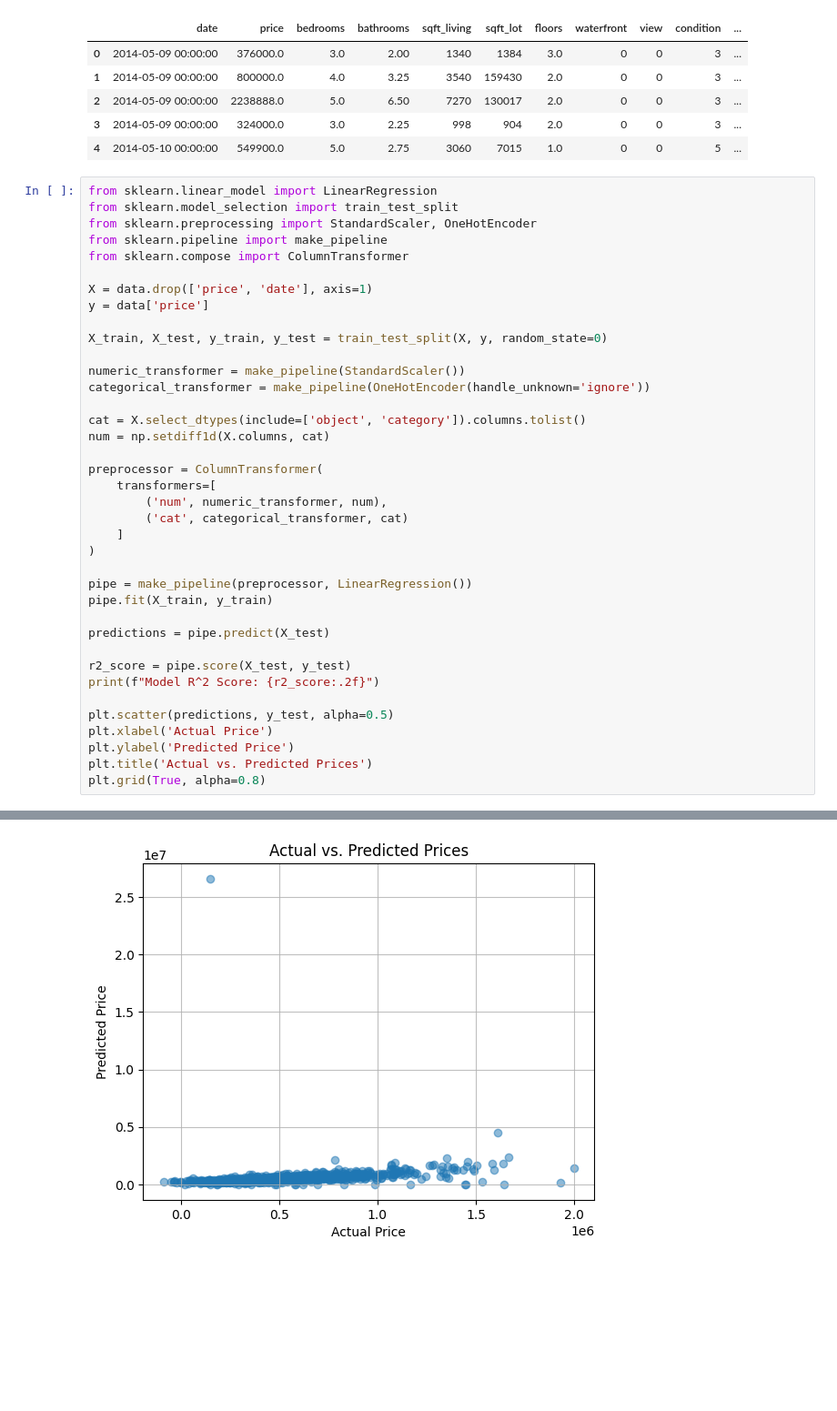
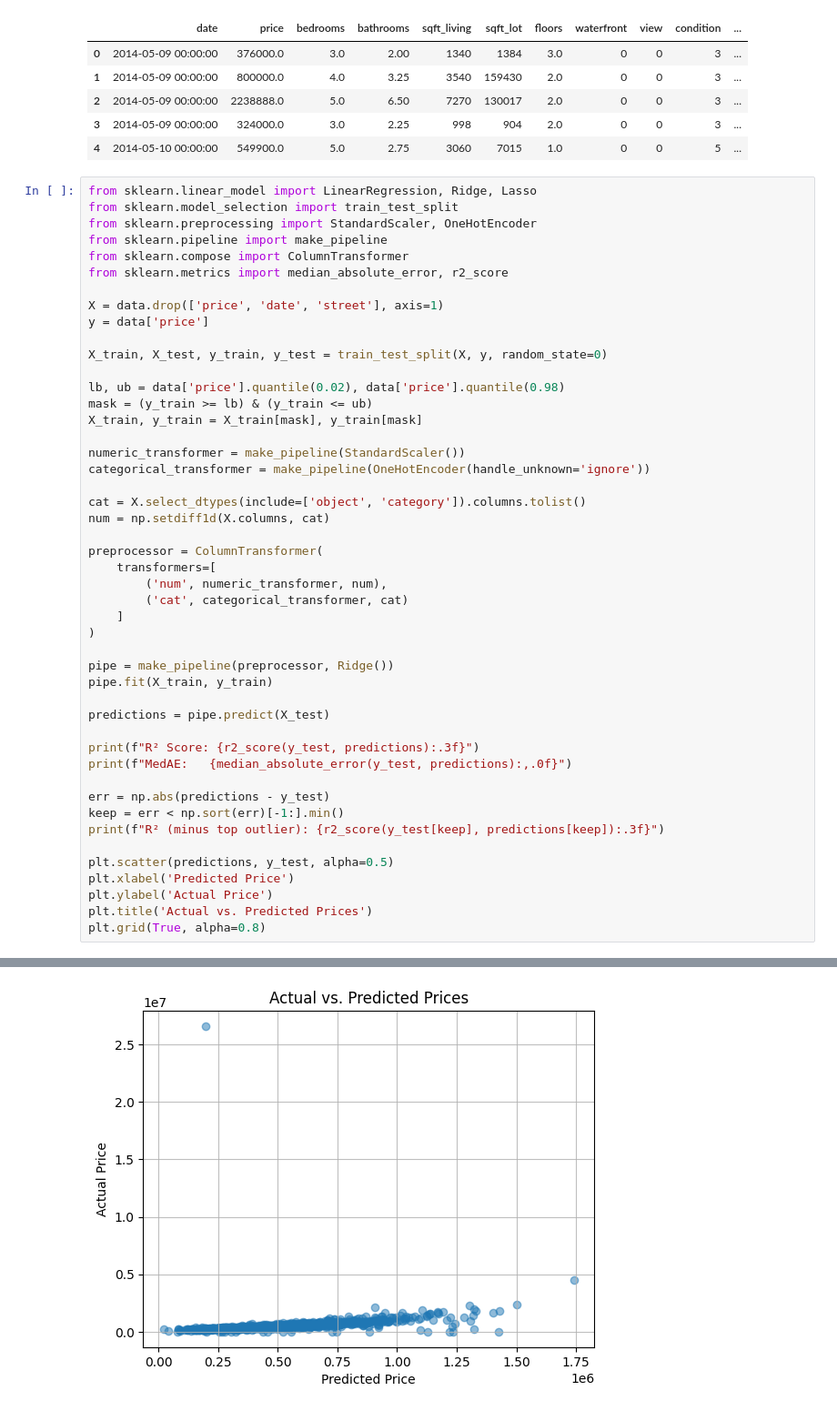
Before and after one commit to chetran/daily-ds, a Jupyter notebook: house-price/house-price.ipynb, the cells around one changed output, grey strips where cells are left out. Shown at 91% size. Cells and saved outputs as stored; diff of their text form; blank space fills up the shorter version.

Commit message:
house price: masked training data for outliers, printed coef

```diff
--- a/house-price/house-price.ipynb
+++ b/house-price/house-price.ipynb
@@ -16,16 +16,21 @@ Data shape: (4140, 18)
 | 3 | 2014-05-09 00:00:00 | 324000.0 | 3.0 | 2.25 | 998 | 904 | 2.0 | 0 | 0 | 3 | ... |
 | 4 | 2014-05-10 00:00:00 | 549900.0 | 5.0 | 2.75 | 3060 | 7015 | 1.0 | 0 | 0 | 5 | ... |
 # %%
-from sklearn.linear_model import LinearRegression
+from sklearn.linear_model import LinearRegression, Ridge, Lasso
 from sklearn.model_selection import train_test_split
 from sklearn.preprocessing import StandardScaler, OneHotEncoder
 from sklearn.pipeline import make_pipeline
 from sklearn.compose import ColumnTransformer
+from sklearn.metrics import median_absolute_error, r2_score
 
-X = data.drop(['price', 'date'], axis=1)
+X = data.drop(['price', 'date', 'street'], axis=1)
 y = data['price']
 
 X_train, X_test, y_train, y_test = train_test_split(X, y, random_state=0)
+
+lb, ub = data['price'].quantile(0.02), data['price'].quantile(0.98)
+mask = (y_train >= lb) & (y_train <= ub)
+X_train, y_train = X_train[mask], y_train[mask]
 
 numeric_transformer = make_pipeline(StandardScaler())
 categorical_transformer = make_pipeline(OneHotEncoder(handle_unknown='ignore'))
@@ -40,17 +45,21 @@ preprocessor = ColumnTransformer(
     ]
 )
 
-pipe = make_pipeline(preprocessor, LinearRegression())
+pipe = make_pipeline(preprocessor, Ridge())
 pipe.fit(X_train, y_train)
 
 predictions = pipe.predict(X_test)
 
-r2_score = pipe.score(X_test, y_test)
-print(f"Model R^2 Score: {r2_score:.2f}")
+print(f"R² Score: {r2_score(y_test, predictions):.3f}")
+print(f"MedAE:   {median_absolute_error(y_test, predictions):,.0f}")
+
+err = np.abs(predictions - y_test)
+keep = err < np.sort(err)[-1:].min()
+print(f"R² (minus top outlier): {r2_score(y_test[keep], predictions[keep]):.3f}")
 
 plt.scatter(predictions, y_test, alpha=0.5)
-plt.xlabel('Actual Price')
-plt.ylabel('Predicted Price')
+plt.xlabel('Predicted Price')
+plt.ylabel('Actual Price')
 plt.title('Actual vs. Predicted Prices')
 plt.grid(True, alpha=0.8)
 # %% [output]
@@ -58 +69 @@ Model R^2 Score: 0.04
-[figure, old version]
+[figure, new version]
```
Also changed, not shown: parts of 2 cells of this notebook.
